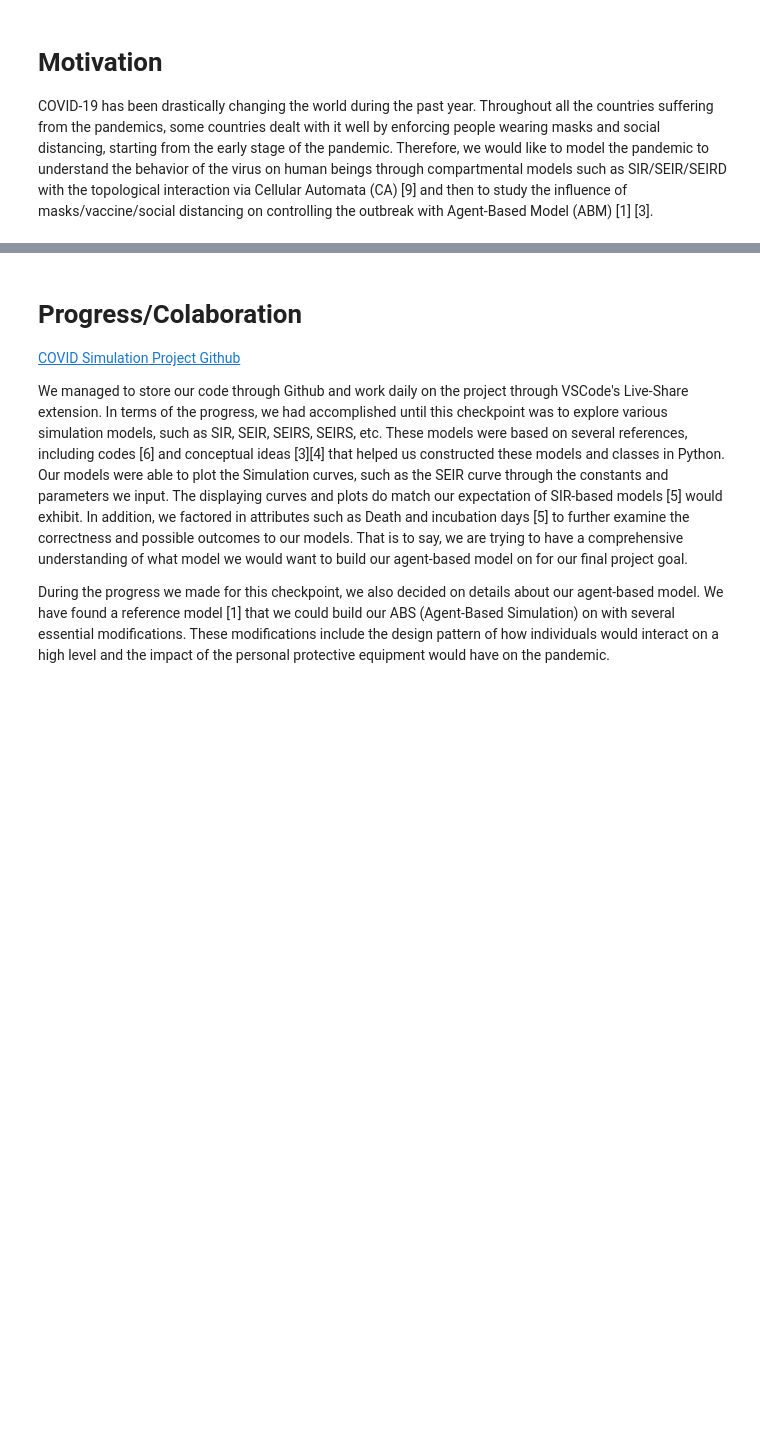
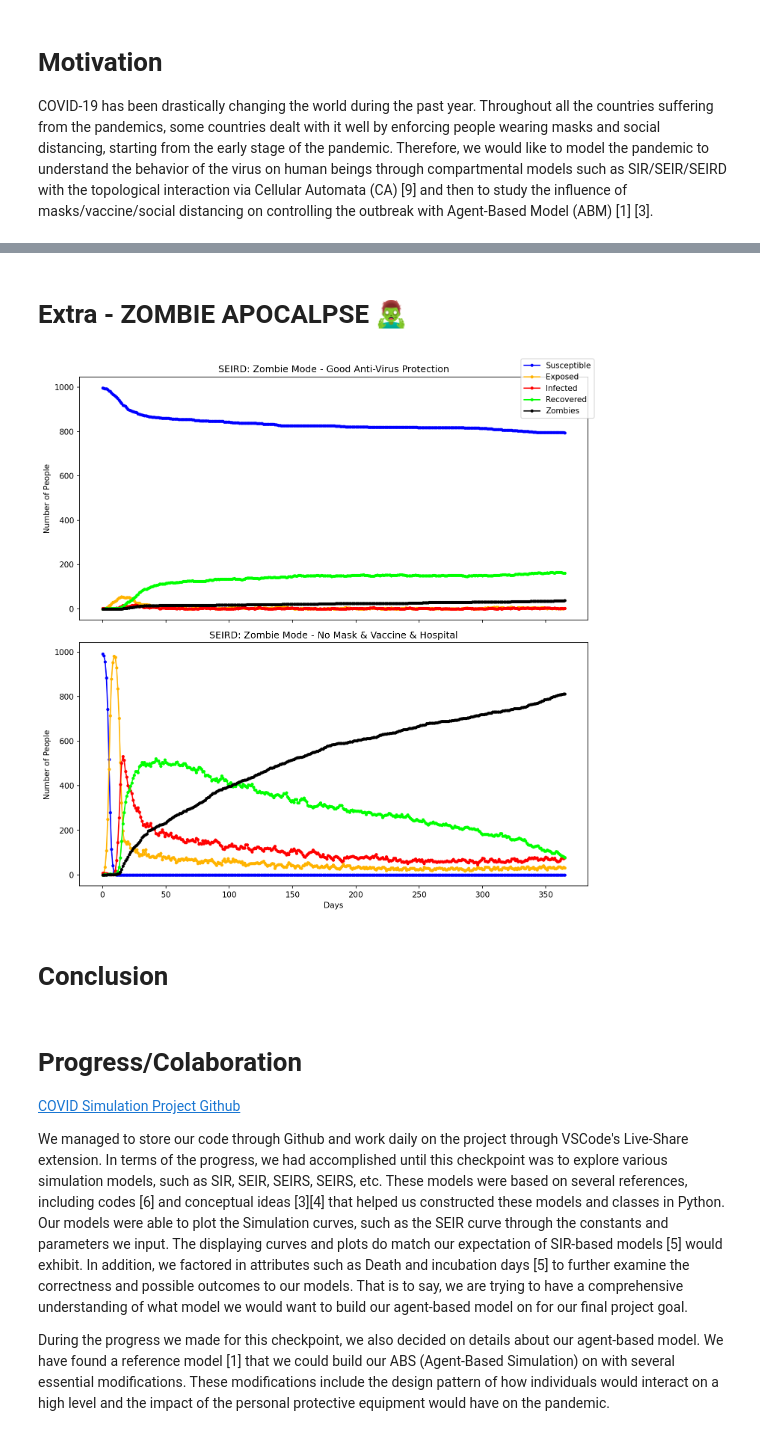
Before and after one commit to pohsienhsu/6730-Covid-Simulation, a Jupyter notebook: src/CSE6730 Final Report - COVID Simulation.ipynb, the cells around one changed output, grey strips where cells are left out. Drawn from its saved outputs; the diff is of its cells as text; code cells hidden in the pictures; blank space fills up the shorter version.

```diff
--- a/src/CSE6730 Final Report - COVID Simulation.ipynb
+++ b/src/CSE6730 Final Report - COVID Simulation.ipynb
@@ -152,3 +1235,29 @@ from Visualization.Plotting import plotCurves_main
+# %% [markdown]
+# Extra - ZOMBIE APOCALPSE 🧟‍♂️
+# %%
+day = 365
+hour = (day+1)*24
+
+worldZ1 = ABM(INFECTION_RATE=0.1, EXPOSED_RATE=0.5, DEATH_RATE=0.02,
+             RECOVERY_RATE=0.2, BEFORE_HOSPITAL=14, WEAR_MASK_POPULATION=0.9,
+             VACCINATED_POPULATION=0.1, zombieMode=True)
+worldZ1.createWorld(num_people=1000)
+
+worldZ2 = ABM(INFECTION_RATE=0.1, EXPOSED_RATE=0.5, DEATH_RATE=0.02,
+             RECOVERY_RATE=0.2, WEAR_MASK_POPULATION=0,
+             VACCINATED_POPULATION=0, HOSPITALIZED=0, zombieMode=True)
+worldZ2.createWorld(num_people=1000)
+
+for h in range(hour):
+    worldZ1.nextGeneration()
+    worldZ2.nextGeneration()
+
+plotCurves_main([worldZ1.modelOutput("Zombie Mode - Good Anti-Virus Protection"),
+                 worldZ2.modelOutput("Zombie Mode - No Mask & Vaccine & Hospital")])
+# %% [output]
+[figure, added]
+# %% [markdown]
+# Conclusion
 # %% [markdown]
 # Progress/Colaboration
 [COVID Simulation Project Github](https://github.gatech.edu/phsu40/CSE6730-Covid-Simulation.git)
```
Also changed, not shown: parts of 52 cells of this notebook.
